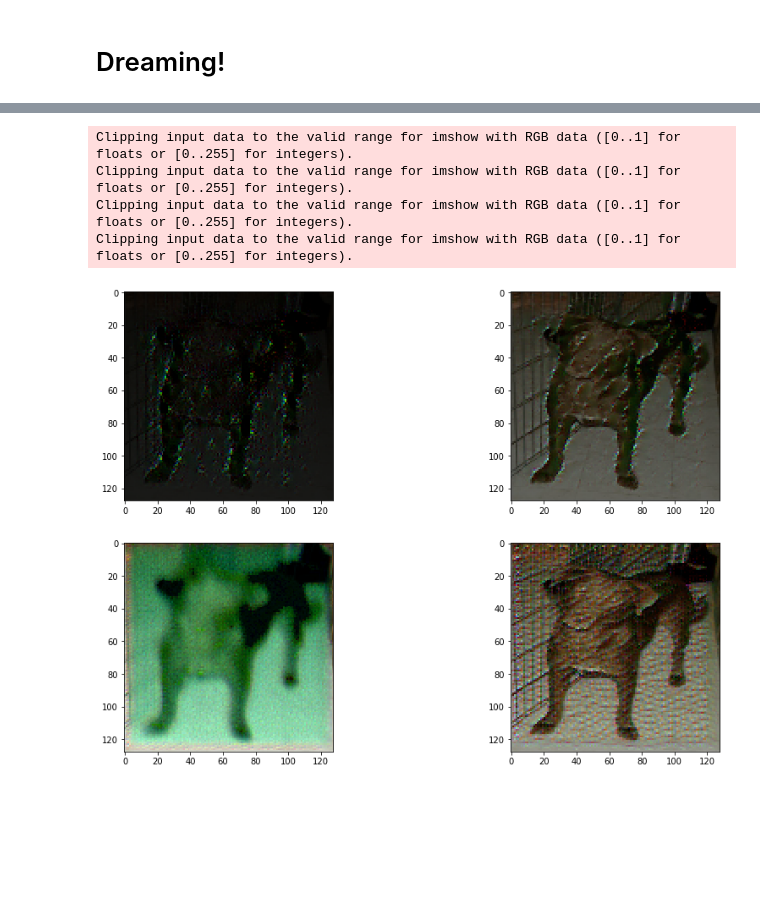
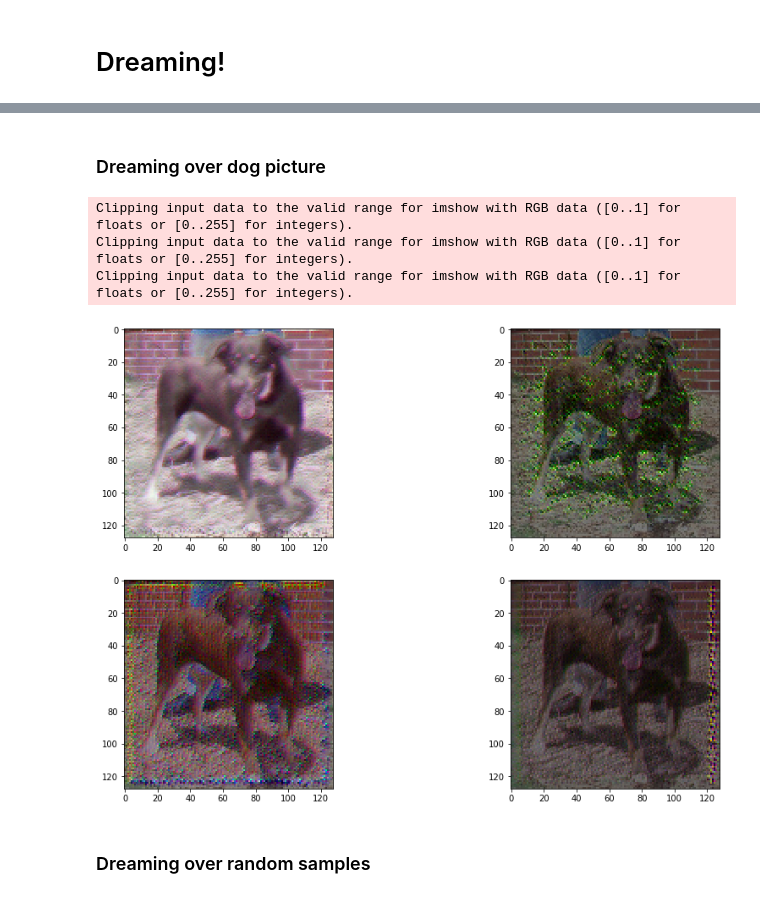
Before and after one commit to aweas/deep_dreaming_dogs, a Jupyter notebook: deep_dreamer.ipynb, the cells around one changed output, grey strips where cells are left out. Saved outputs shown, nothing was run; the diff lists cells and outputs as text; code cells hidden in the pictures; blank space fills up the shorter version.

```diff
--- a/deep_dreamer.ipynb
+++ b/deep_dreamer.ipynb
@@ -29,7 +30,7 @@ y = graph.get_tensor_by_name('output:0')
 # %% [markdown]
 # Testing model accuracy (just in case)
 # %%
-test_image = skimage.transform.resize(plt.imread('train/dog.0.jpg'), (128,128,1))
+test_image = skimage.transform.resize(plt.imread('train/dog.0.jpg'), (128,128,3))
 res = sess.run(y, feed_dict={x: [test_image]})
 answer = 'cat' if res[0][0]>res[0][1] else 'dog'
 print(f'{res[0]} - {answer}')
@@ -55,7 +56,7 @@ print(f'{counter/10}% accuracy')
 def T(layer):
     return graph.get_tensor_by_name(f'{layer}:0')
 
-inp = T('cnn/classificator/convolution/deep_dreaming_input/Conv2D')
+inp = x
 
 img = np.random.uniform(size=(1,128,128,3)) + 100.0
 res = sess.run(T('cnn/classificator/convolution/conv2d/Conv2D'), feed_dict={inp: img})
@@ -110,7 +116,7 @@ def dream_image(img0, t_obj, feature, iter_n=20, step=1.0, bw=False, random=Fals
     t_obj = t_obj[:,:,:,feature]
     entry_point = x if bw else inp
     if random and bw:
-        img0 = np.random.random(size=(1,128,128,1))
+        img0 = np.random.random(size=(1,128,128,3))
     elif random:
         img0 = np.random.random(size=(1,128,128,3))
 
@@ -139,23 +167,26 @@ plt.imshow(img)
+# %% [markdown]
+### Dreaming over dog picture
 # %%
-img = plt.imread(f'train/dog.1.jpg')
+img = plt.imread(f'train/dog.323.jpg')
 img = skimage.transform.resize(img, (128, 128, 3))
 img = img/np.max(img)
 
 plt.figure(figsize=(15,10))
 plt.subplot(221)
-plt.imshow(dream_image([img], T('cnn/classificator/convolution/conv2d_3/Conv2D'), 15, step=0.05));
+plt.imshow(dream_image([img], T('cnn/classificator/convolution/conv2d_1/Conv2D'), 11, step=0.01));
 plt.subplot(222)
 plt.imshow(dream_image([img], T('cnn/classificator/convolution/conv2d_2/Conv2D'), 30, step=0.01));
 plt.subplot(223)
-plt.imshow(dream_image([img], T('cnn/classificator/convolution/conv2d_1/Conv2D'), 20, step=0.05));
+plt.imshow(dream_image([img], T('cnn/classificator/convolution/conv2d_1/Conv2D'), 20, step=0.02));
 plt.subplot(224)
 plt.imshow(dream_image([img], T('cnn/classificator/convolution/conv2d_1/Conv2D'), 15, step=0.01));
 # %% [output]
 Clipping input data to the valid range for imshow with RGB data ([0..1] for floats or [0..255] for integers).
 Clipping input data to the valid range for imshow with RGB data ([0..1] for floats or [0..255] for integers).
 Clipping input data to the valid range for imshow with RGB data ([0..1] for floats or [0..255] for integers).
-Clipping input data to the valid range for imshow with RGB data ([0..1] for floats or [0..255] for integers).
-[figure, old version]
+[figure, new version]
+# %% [markdown]
+### Dreaming over random samples
 # %%
 plt.figure(figsize=(16,10))
 plt.subplot(221)
```
Also changed, not shown: parts of 21 cells of this notebook, 43 other files.
